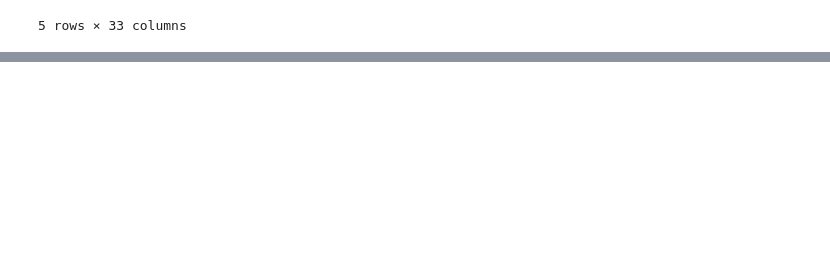
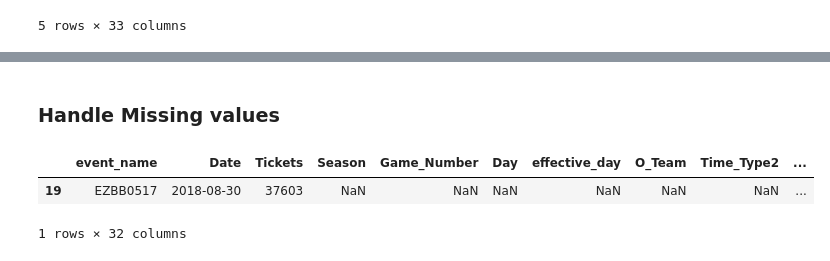
Before and after one commit to dgoon29/braves_pricing_2024, a Jupyter notebook: project/submission/Braves_pricing.ipynb, the cells around one changed output, grey strips where cells are left out. Saved outputs shown, nothing was run; the diff lists cells and outputs as text; code cells hidden in the pictures; blank space fills up the shorter version.

```diff
--- a/project/submission/Braves_pricing.ipynb
+++ b/project/submission/Braves_pricing.ipynb
@@ -28,0 +86,10 @@ df_pred.head()
+# %% [markdown]
+### Handle Missing values
+# %%
+
+df_null = df[df.isnull().any(axis=1)]
+df_null.head()
+# %% [output]
+|  | event_name | Date | Tickets | Season | Game_Number | Day | effective_day | O_Team | Time_Type2 | ... |
+| 19 | EZBB0517 | 2018-08-30 | 37603 | NaN | NaN | NaN | NaN | NaN | NaN | ... |
+1 rows × 32 columns
```
Also changed, not shown: parts of 34 cells of this notebook, 7 other files.
